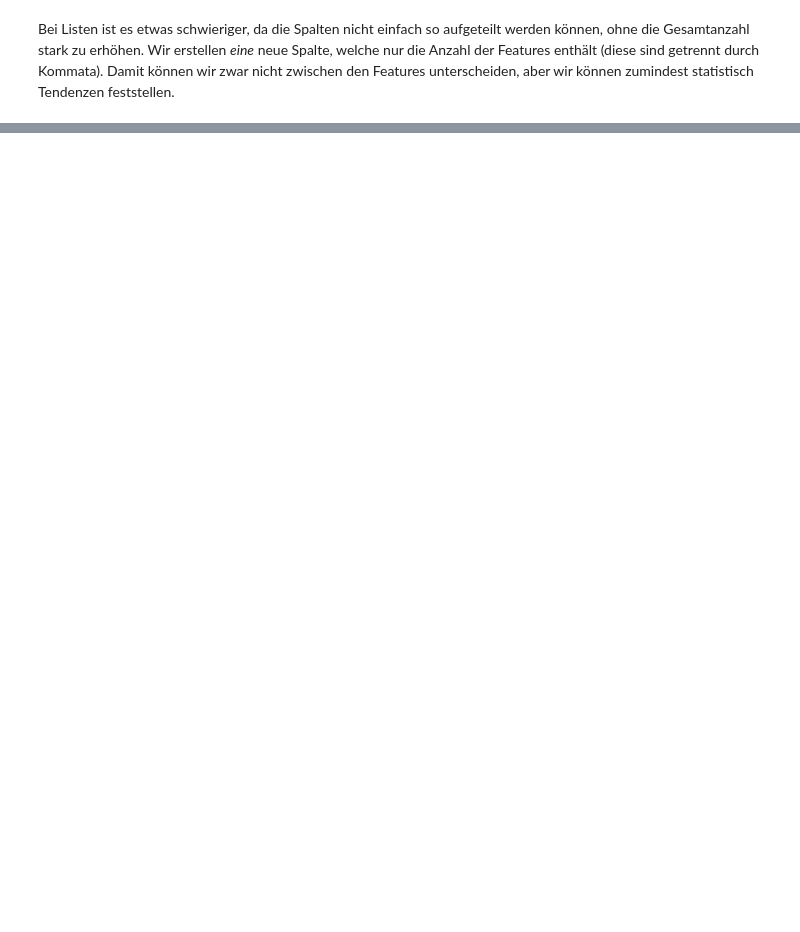
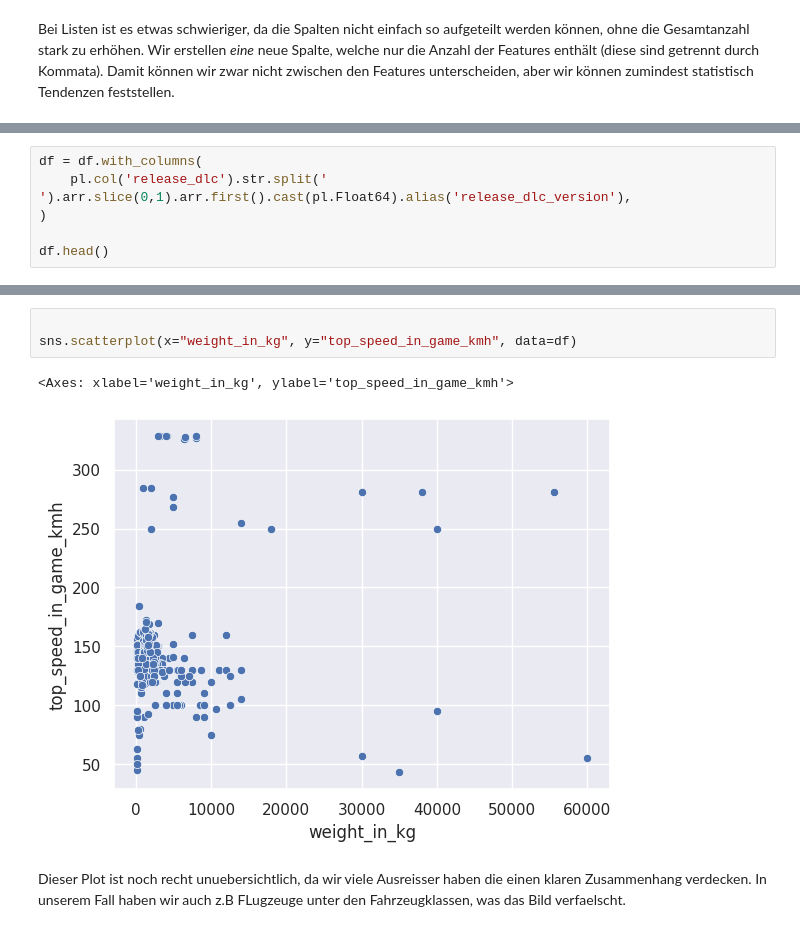
Before and after one commit to dorianprill/workshop-kmu-data, a Jupyter notebook: 02_transform_visualize.ipynb, the cells around one changed output, grey strips where cells are left out. Cells and saved outputs as stored; diff of their text form; blank space fills up the shorter version.

Commit message:
add pandas, altair; add basic scatterplots in seaborn and altair

```diff
--- a/02_transform_visualize.ipynb
+++ b/02_transform_visualize.ipynb
@@ -66,0 +146,6 @@ Series: 'feature_count' [u32]
+# %%
+df = df.with_columns(
+    pl.col('release_dlc').str.split(' ').arr.slice(0,1).arr.first().cast(pl.Float64).alias('release_dlc_version'),
+)
+
+df.head()
@@ -66,0 +174,9 @@ Series: 'feature_count' [u32]
+# %%
+
+sns.scatterplot(x="weight_in_kg", y="top_speed_in_game_kmh", data=df)
+# %% [output]
+<Axes: xlabel='weight_in_kg', ylabel='top_speed_in_game_kmh'>
+[figure, added]
+# %% [markdown]
+Dieser Plot ist noch recht unuebersichtlich, da wir viele Ausreisser haben die einen klaren Zusammenhang verdecken.
+In unserem Fall haben wir auch z.B FLugzeuge unter den Fahrzeugklassen, was das Bild verfaelscht.
```
Also changed, not shown: parts of 12 cells of this notebook, 2 other files.
